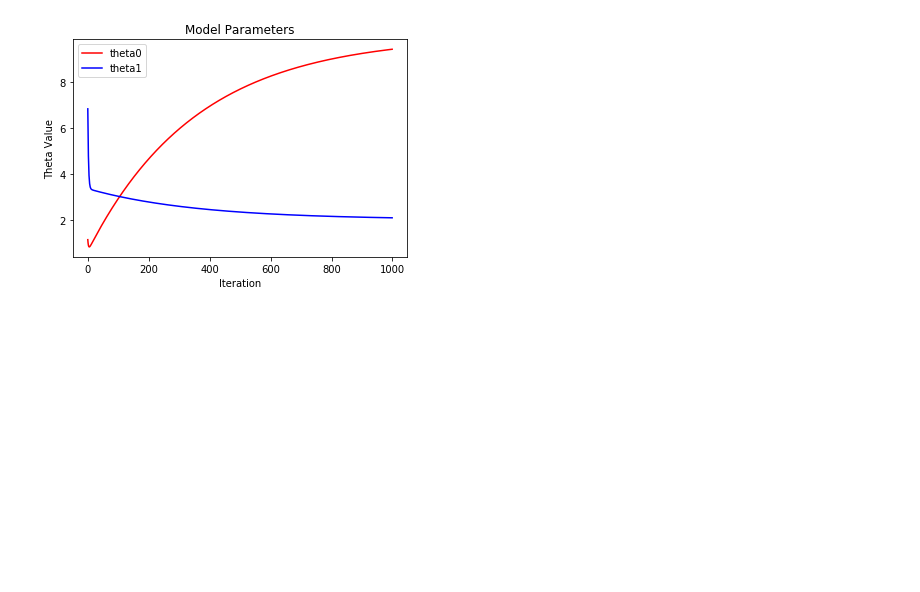
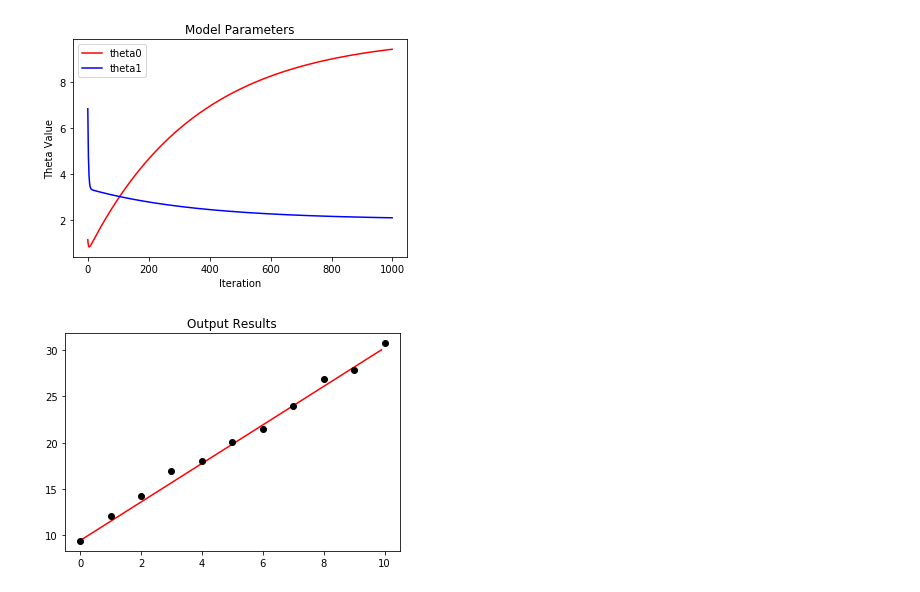
Before and after one commit to HeegonJin/lec_MachineLearning, a Jupyter notebook: assignment02.ipynb, the cells around one changed output. Saved outputs shown, nothing was run; the diff lists cells and outputs as text; code cells hidden in the pictures; blank space fills up the shorter version.

Commit message:
plotting the output results

```diff
--- a/assignment02.ipynb
+++ b/assignment02.ipynb
@@ -97,3 +97,15 @@ plt.legend(['theta0','theta1'])
 plt.show()
 # %% [output]
 [figure]
+# %%
+x = np.arange(0,10,0.1)
+y = []
+for i in x:
+    y.append(theta0 + theta1 * i)
+plt.title('Output Results')
+plt.plot(x, y, c= 'r')
+
+plt.plot(m, noise, 'ro', c = 'k')
+plt.show()
+# %% [output]
+[figure, added]
```
